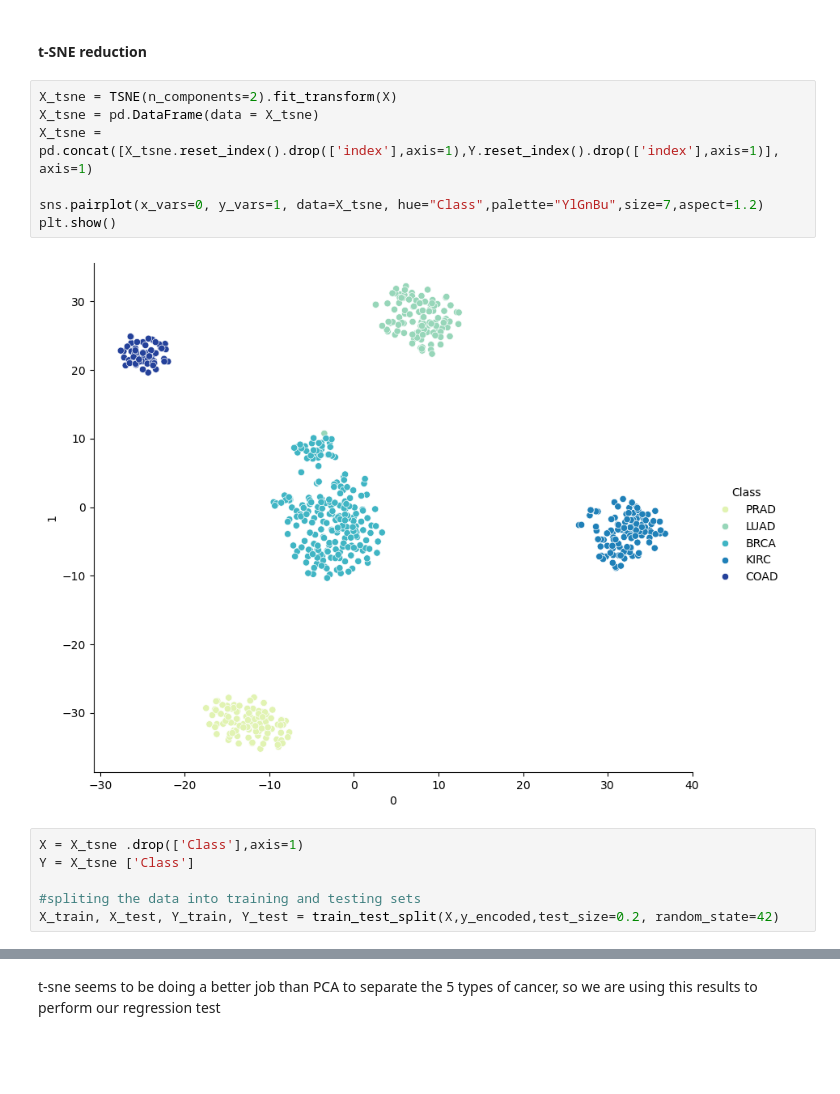
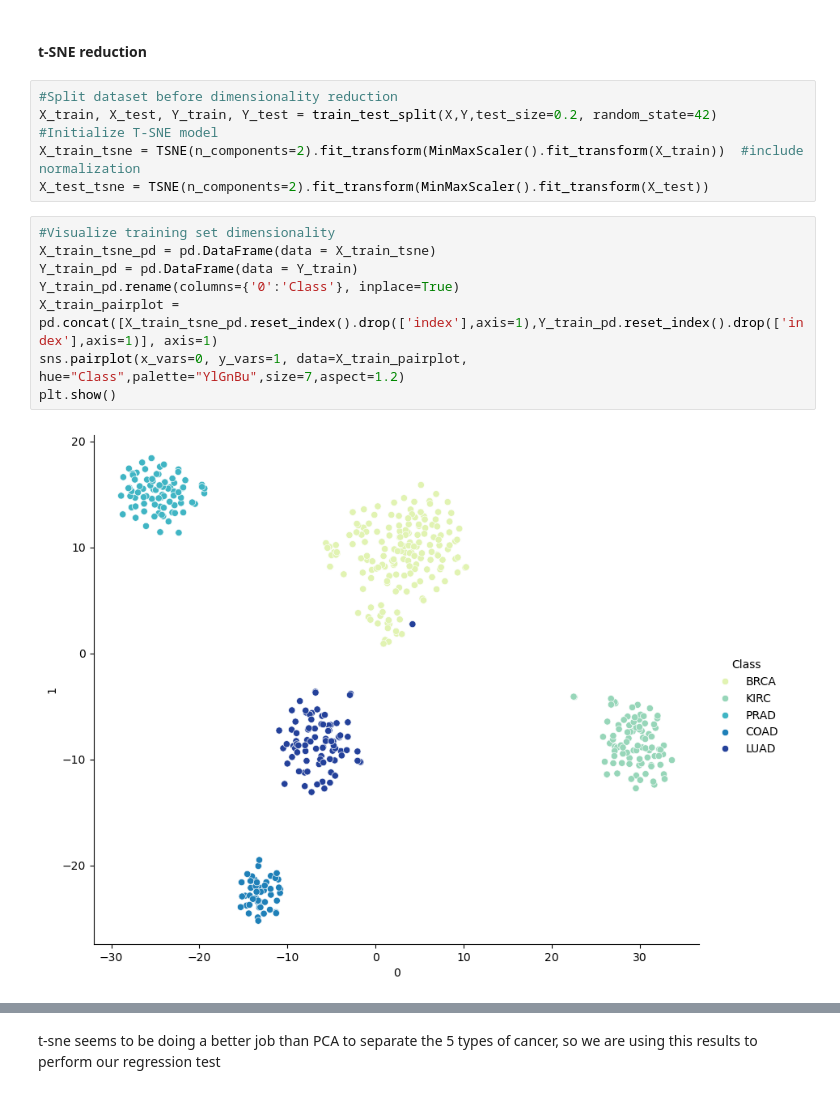
Before and after one commit to monicarojasp/team_project, a Jupyter notebook: reports/team_project1.ipynb, the cells around one changed output, grey strips where cells are left out. Cells and saved outputs as stored; diff of their text form; blank space fills up the shorter version.

```diff
--- a/reports/team_project1.ipynb
+++ b/reports/team_project1.ipynb
@@ -348,17 +329,18 @@ plt.show()
 # %% [markdown]
 #### t-SNE reduction
+# %%
+#Split dataset before dimensionality reduction
+X_train, X_test, Y_train, Y_test = train_test_split(X,Y,test_size=0.2, random_state=42)
+#Initialize T-SNE model
+X_train_tsne = TSNE(n_components=2).fit_transform(MinMaxScaler().fit_transform(X_train))  #include normalization
+X_test_tsne = TSNE(n_components=2).fit_transform(MinMaxScaler().fit_transform(X_test))
 # %%
-X_tsne = TSNE(n_components=2).fit_transform(X)
-X_tsne = pd.DataFrame(data = X_tsne)
-X_tsne = pd.concat([X_tsne.reset_index().drop(['index'],axis=1),Y.reset_index().drop(['index'],axis=1)], axis=1)
-
-sns.pairplot(x_vars=0, y_vars=1, data=X_tsne, hue="Class",palette="YlGnBu",size=7,aspect=1.2)
+#Visualize training set dimensionality
+X_train_tsne_pd = pd.DataFrame(data = X_train_tsne)
+Y_train_pd = pd.DataFrame(data = Y_train)
+Y_train_pd.rename(columns={'0':'Class'}, inplace=True)
+X_train_pairplot = pd.concat([X_train_tsne_pd.reset_index().drop(['index'],axis=1),Y_train_pd.reset_index().drop(['index'],axis=1)], axis=1)
+sns.pairplot(x_vars=0, y_vars=1, data=X_train_pairplot, hue="Class",palette="YlGnBu",size=7,aspect=1.2)
 plt.show()
 # %% [output]
-[figure, old version]
+[figure, new version]
-# %%
-X = X_tsne .drop(['Class'],axis=1)
-Y = X_tsne ['Class']
-
-#spliting the data into training and testing sets
-X_train, X_test, Y_train, Y_test = train_test_split(X,y_encoded,test_size=0.2, random_state=42)
```
Also changed, not shown: parts of 18 cells of this notebook.
